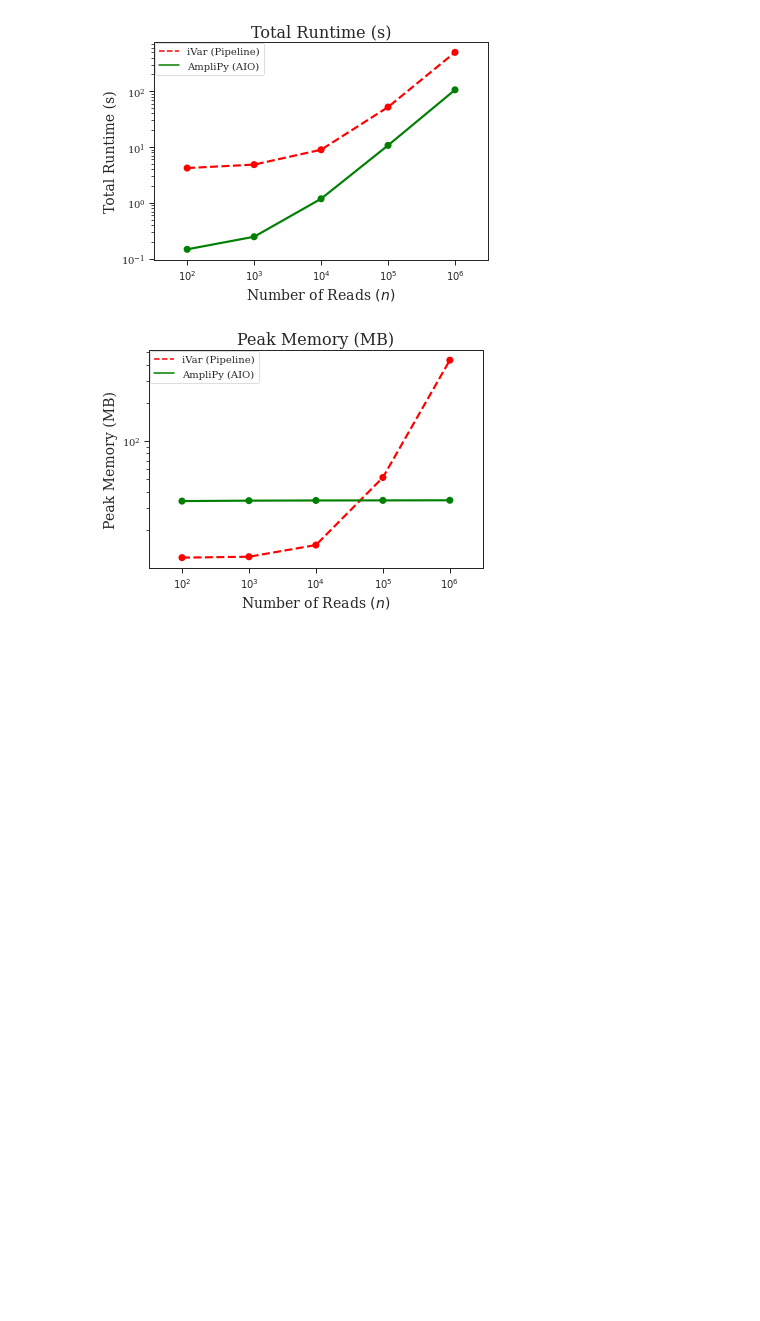
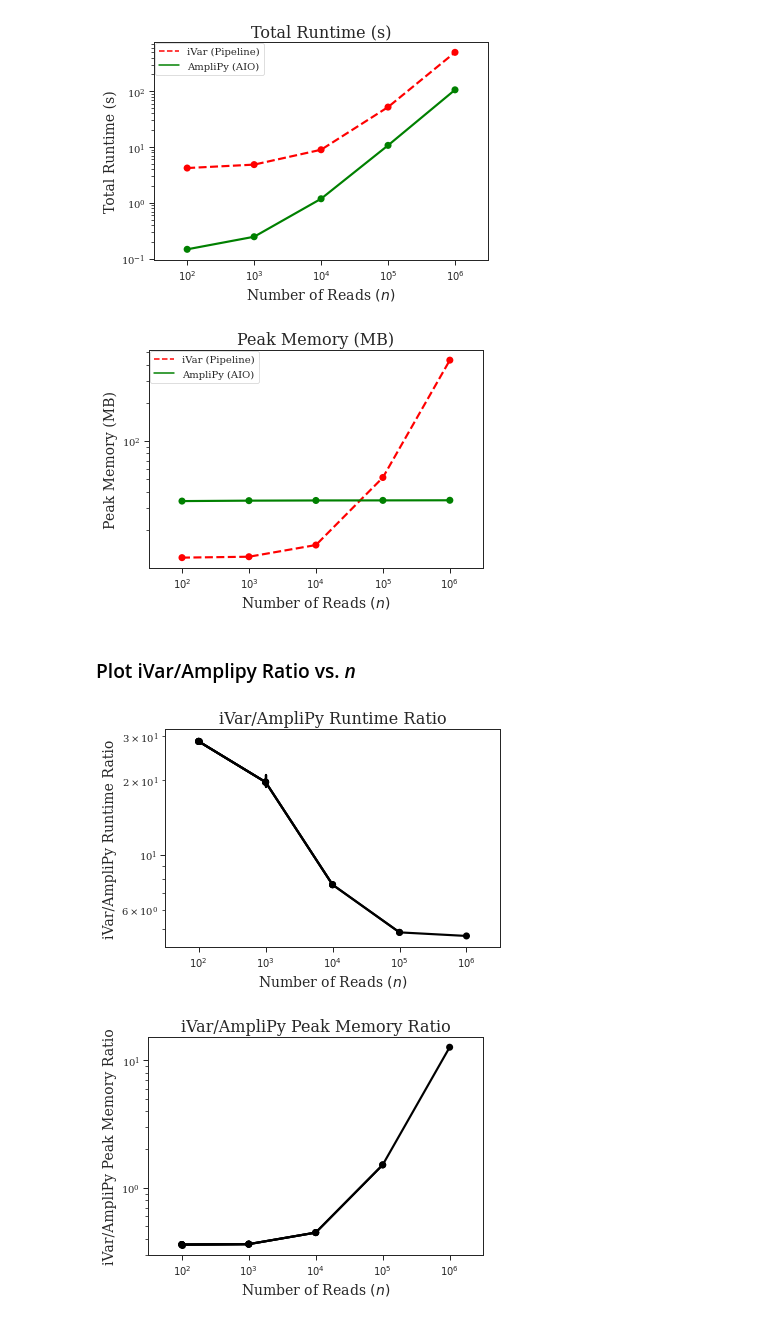
Before and after one commit to niemasd/ViralConsensus-Paper, a Jupyter notebook: scripts/Figures.ipynb, the cells around one changed output. Cells and saved outputs as stored; diff of their text form; code cells hidden in the pictures; blank space fills up the shorter version.

Commit message:
Updated figures

```diff
--- a/scripts/Figures.ipynb
+++ b/scripts/Figures.ipynb
@@ -37,16 +37,20 @@ meta = {
         'ivar_pipeline': 'iVar (Pipeline)',
         'time': 'Total Runtime (s)',
         'mem': 'Peak Memory (MB)',
+        'ratio_time': 'iVar/AmpliPy Runtime Ratio',
+        'ratio_mem': 'iVar/AmpliPy Peak Memory Ratio',
     },
 
     'color': {
         'amplipy_aio': 'green',
         'ivar_pipeline': 'red',
+        'ratio': 'black',
     },
 
     'linestyle': {
         'amplipy_aio': '-',
         'ivar_pipeline': '--',
+        'ratio': '-',
     },
 
     'steps': {
@@ -123,3 +127,29 @@ for plot in ['time', 'mem']:
 # %% [output]
 [figure]
 [figure]
+# %% [markdown]
+### Plot iVar/Amplipy Ratio vs. *n*
+# %%
+for plot in ['time', 'mem']:
+    fig, ax = plt.subplots(); handles = list()
+    #for pipeline in ['ivar_pipeline', 'amplipy_aio']:
+    x = list(); y = list()
+    for n in sorted(data.keys()):
+        for r in sorted(data[n].keys()):
+            x.append(sci_not_mult10(n))
+            if plot == 'time':
+                y_a = sum(data[n][r][meta['time_fn'][step]][plot] for step in meta['steps']['amplipy_aio'])
+                y_i = sum(data[n][r][meta['time_fn'][step]][plot] for step in meta['steps']['ivar_pipeline'])
+            elif plot == 'mem':
+                y_a = max(data[n][r][meta['time_fn'][step]][plot] for step in meta['steps']['amplipy_aio'])
+                y_i = max(data[n][r][meta['time_fn'][step]][plot] for step in meta['steps']['ivar_pipeline'])
+            y.append(y_i/y_a)
+        pointplot(x=x, y=y, color=meta['color']['ratio'], linestyles=meta['linestyle']['ratio'])
+    plt.xlabel(r'Number of Reads $\left(n\right)$')
+    plt.ylabel(meta['label']['ratio_%s' % plot])
+    plt.title(meta['label']['ratio_%s' % plot])
+    ax.set_yscale('log')
+    fig.savefig('%s/%s.ratio.pdf' % (FIGDIR, plot), format='pdf', bbox_inches='tight')
+# %% [output]
+[figure, added]
+[figure, added]
```
Also changed, not shown: 2 other files.
